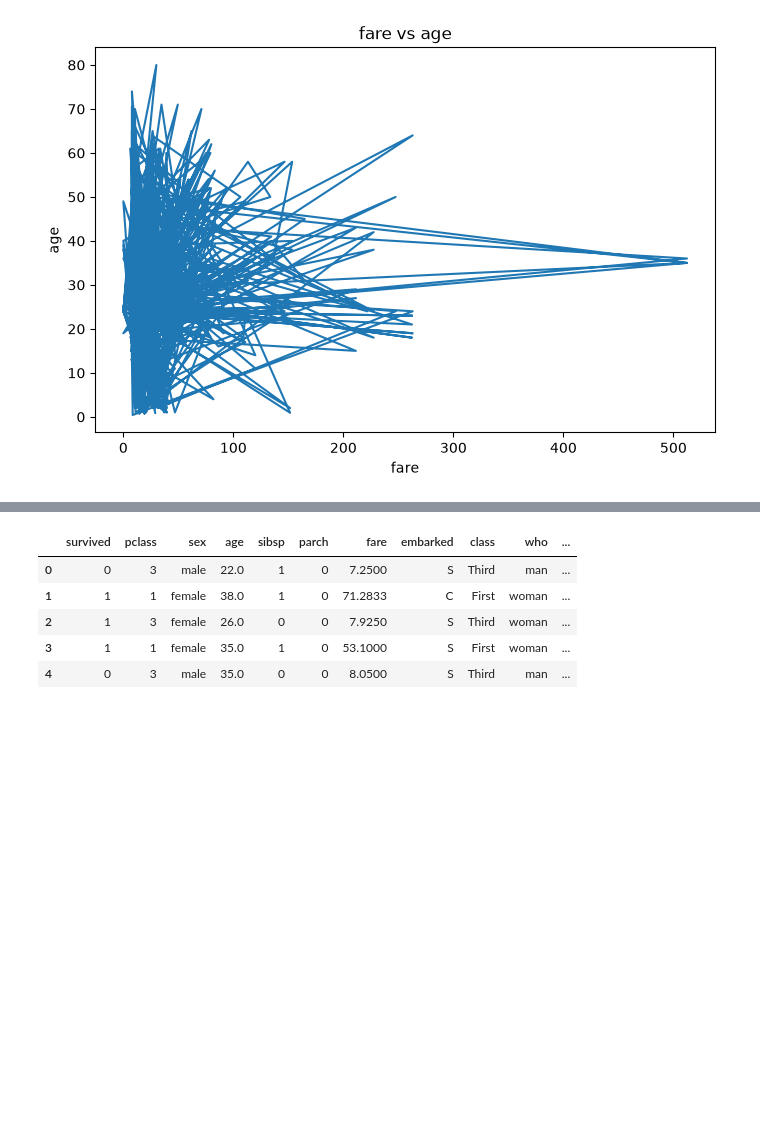
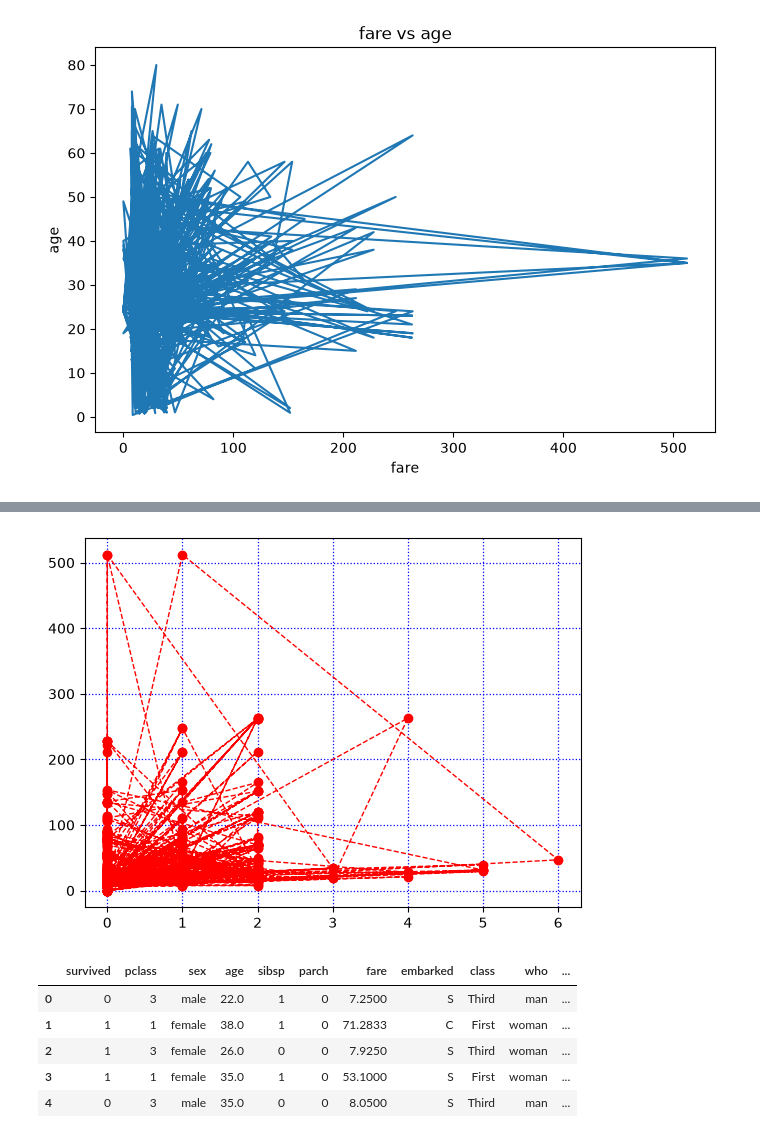
Before and after one commit to Rahuldhawan888/data_science.py, a Jupyter notebook: Day7(Pandas).ipynb, the cells around one changed output, grey strips where cells are left out. Cells and saved outputs as stored; diff of their text form; code cells hidden in the pictures; blank space fills up the shorter version.

```diff
--- a/Day7(Pandas).ipynb
+++ b/Day7(Pandas).ipynb
@@ -1112,3 +1113,8 @@ plt.show()
+# %%
+plt.plot(new_df['parch'],new_df['fare'],color='red', marker='o', linestyle='--',linewidth=1.0)
+plt.grid(color='b',linestyle=':',linewidth=0.9)
+# %% [output]
+[figure, added]
 # %%
 new_df.head()
 # %% [output]
```
Also changed, not shown: parts of 26 cells of this notebook, 3 other files.
